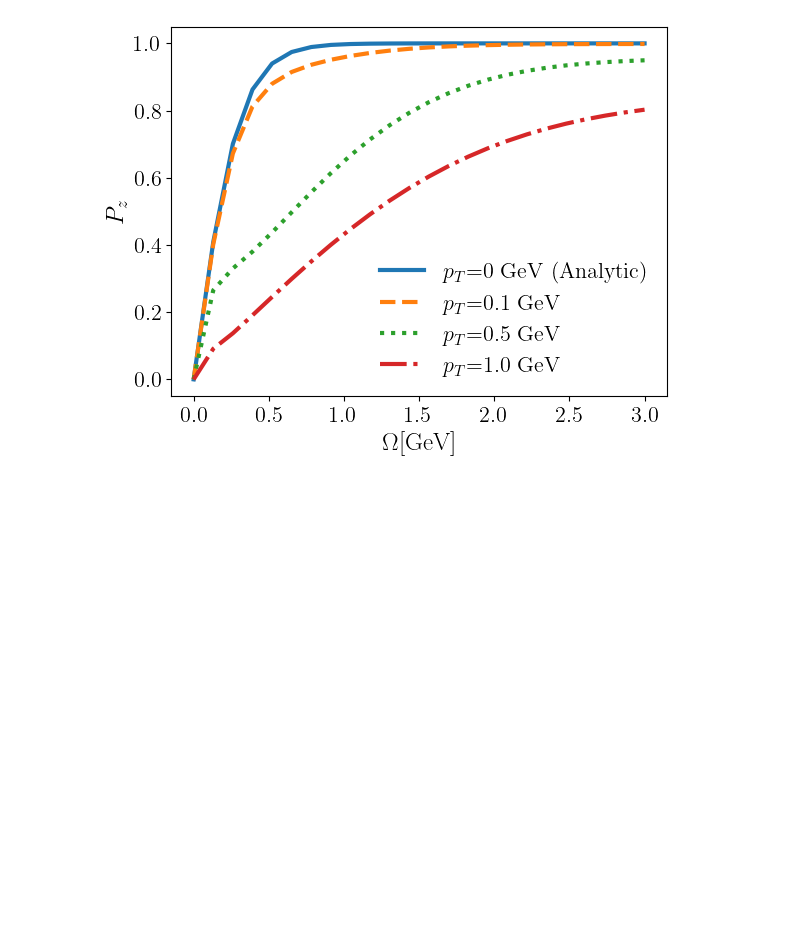
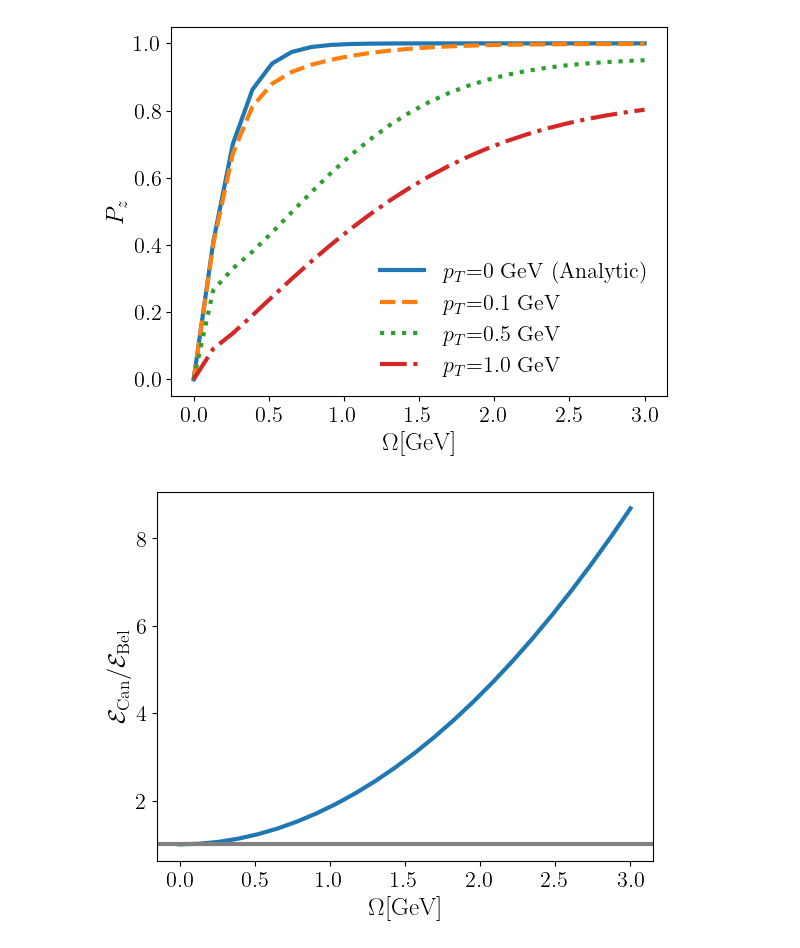
Before and after one commit to AndrePalermo/DiracFermions-in-MilneSpacetime, a Jupyter notebook: plots.ipynb, the cells around one changed output. Cells and saved outputs as stored; diff of their text form; code cells hidden in the pictures; blank space fills up the shorter version.

Commit message:
Aggiunto Plot Osservabili

```diff
--- a/plots.ipynb
+++ b/plots.ipynb
@@ -54,3 +55,97 @@ plt.legend(frameon=False)
 plt.savefig("./longitudinal_polvspT.pdf",bbox_inches='tight')
 # %% [output]
 [figure]
+# %%
+folder = "./txt_integrated"
+
+linestyles = ["-","--"]
+
+# =========================
+# ENERGY
+# =========================
+plt.figure()
+
+data = np.loadtxt(f"{folder}/energy_ratio.txt")
+x = data[:,0]
+y = data[:,1]
+
+plt.plot(x, y, linestyle="-")
+plt.axhline(1.0, color="grey", linewidth=3.0)
+
+plt.xlabel(r"$\Omega$[GeV]", fontsize=18)
+plt.ylabel(r"$\mathcal{E}_{\rm Can}/\mathcal{E}_{\rm Bel}$", fontsize=18)
+plt.legend(frameon=False)
+plt.savefig("./energy_ratio.pdf", bbox_inches='tight')
+
+
+# =========================
+# PRESSURES (T + L)
+# =========================
+plt.figure()
+
+data_T = np.loadtxt(f"{folder}/transverse_pressure_ratio.txt")
+data_L = np.loadtxt(f"{folder}/longitudinal_pressure_ratio.txt")
+
+x = data_T[:,0]
+
+plt.plot(x, data_T[:,1], label=r"$\mathcal{P}_{\mathrm{T}}$", linestyle=linestyles[0])
+plt.plot(x, data_L[:,1], label=r"$\mathcal{P}_{\mathrm{L}}$", linestyle=linestyles[1])
+plt.axhline(1.0, color="grey", linewidth=3.0)
+
+plt.xlabel(r"$\Omega$[GeV]", fontsize=18)
+plt.ylabel(r"$\mathcal{P}_{\rm Can}/\mathcal{P}_{\rm Bel}$", fontsize=18)
+plt.legend(frameon=False)
+plt.savefig("./pressures.pdf", bbox_inches='tight')
+
+
+# =========================
+# SPIN DENSITY
+# =========================
+plt.figure()
+
+data = np.loadtxt(f"{folder}/spin_density.txt")
+x = data[:,0]
+y = data[:,1]
+
+plt.plot(x, y, linestyle="-")
+
+plt.xlabel(r"$\Omega$[GeV]", fontsize=18)
+plt.ylabel(r"$\mathcal{S}\,[\mathrm{GeV}^3]$", fontsize=18)
+plt.legend(frameon=False)
+plt.savefig("./spin_density.pdf", bbox_inches='tight')
+
+
+# =========================
+# SPIN TORQUE
+# =========================
+plt.figure()
+
+data = np.loadtxt(f"{folder}/spin_torque.txt")
+x = data[:,0]
+y = data[:,1]
+
+plt.plot(x, y, linestyle="-")
+
+plt.xlabel(r"$\Omega$[GeV]", fontsize=18)
+plt.ylabel(r"$\mathcal{T}\,[\mathrm{GeV}^4]$", fontsize=18)
+plt.legend(frameon=False)
+plt.savefig("./spin_torque.pdf", bbox_inches='tight')
+
+# =========================
+# ANISOTROPY FACTOR
+# =========================
+plt.figure()
+
+data = np.loadtxt(f"{folder}/anisotropy_factor.txt")
+x = data[:,0]
+y = data[:,1]
+
+plt.plot(x, y, linestyle="-")
+plt.axhline(1.0, color="grey", linewidth=3.0)
+
+plt.xlabel(r"$\Omega$[GeV]", fontsize=18)
+plt.ylabel(r"$\mathcal{P}_{\mathrm{L}}/\mathcal{P}_{\mathrm{T}}$", fontsize=18)
+plt.legend(frameon=False)
+plt.savefig("./anisotropy_factor.pdf", bbox_inches='tight')
+# %% [output]
+[figure, added]
```
Also changed, not shown: parts of 3 cells of this notebook.
